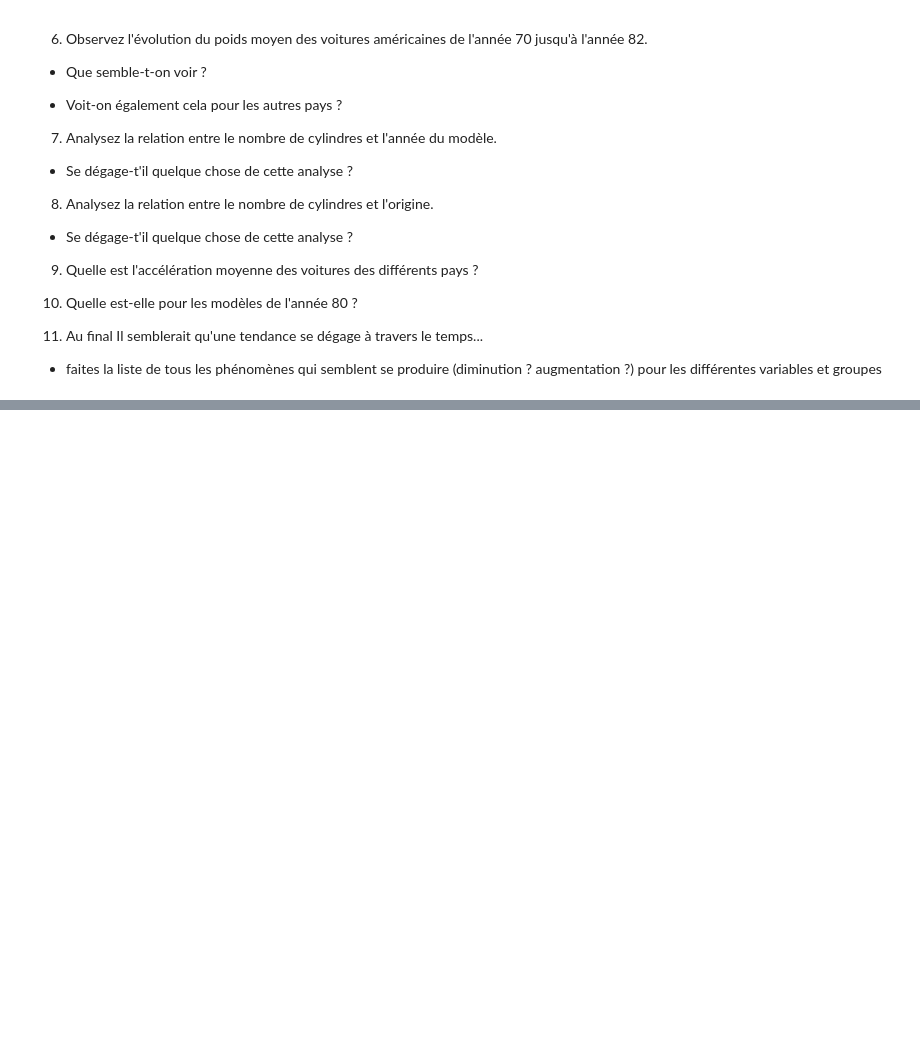
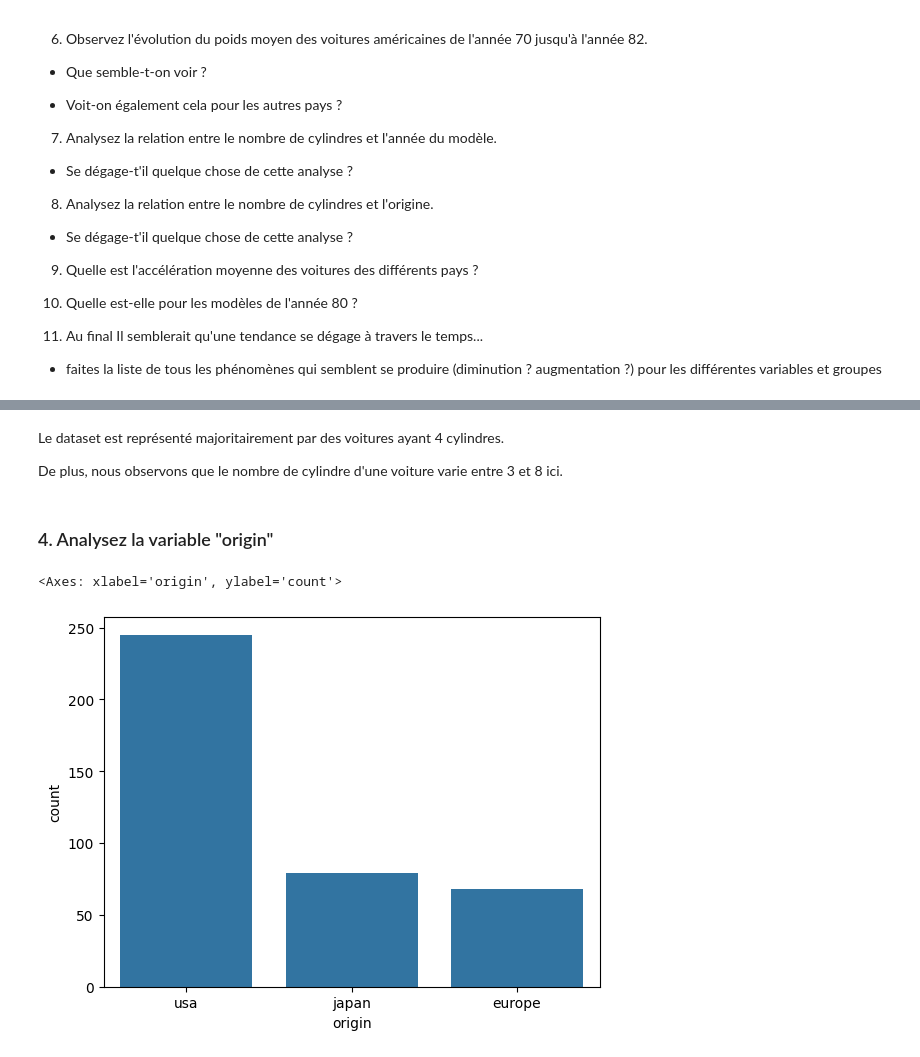
Before and after one commit to surybang/intro_analyse_de_donnees, a Jupyter notebook: Exercice_2.ipynb, the cells around one changed output, grey strips where cells are left out. Cells and saved outputs as stored; diff of their text form; code cells hidden in the pictures; blank space fills up the shorter version.

```diff
--- a/Exercice_2.ipynb
+++ b/Exercice_2.ipynb
@@ -76,0 +130,11 @@ df
+# %% [markdown]
+Le dataset est représenté majoritairement par des voitures ayant 4 cylindres.
+
+De plus, nous observons que le nombre de cylindre d'une voiture varie entre 3 et 8 ici.
+# %% [markdown]
+### 4. Analysez la variable "origin"
+# %%
+sns.countplot(data=df, x=df['origin'])
+# %% [output]
+<Axes: xlabel='origin', ylabel='count'>
+[figure, added]
```
Also changed, not shown: parts of 22 cells of this notebook.
